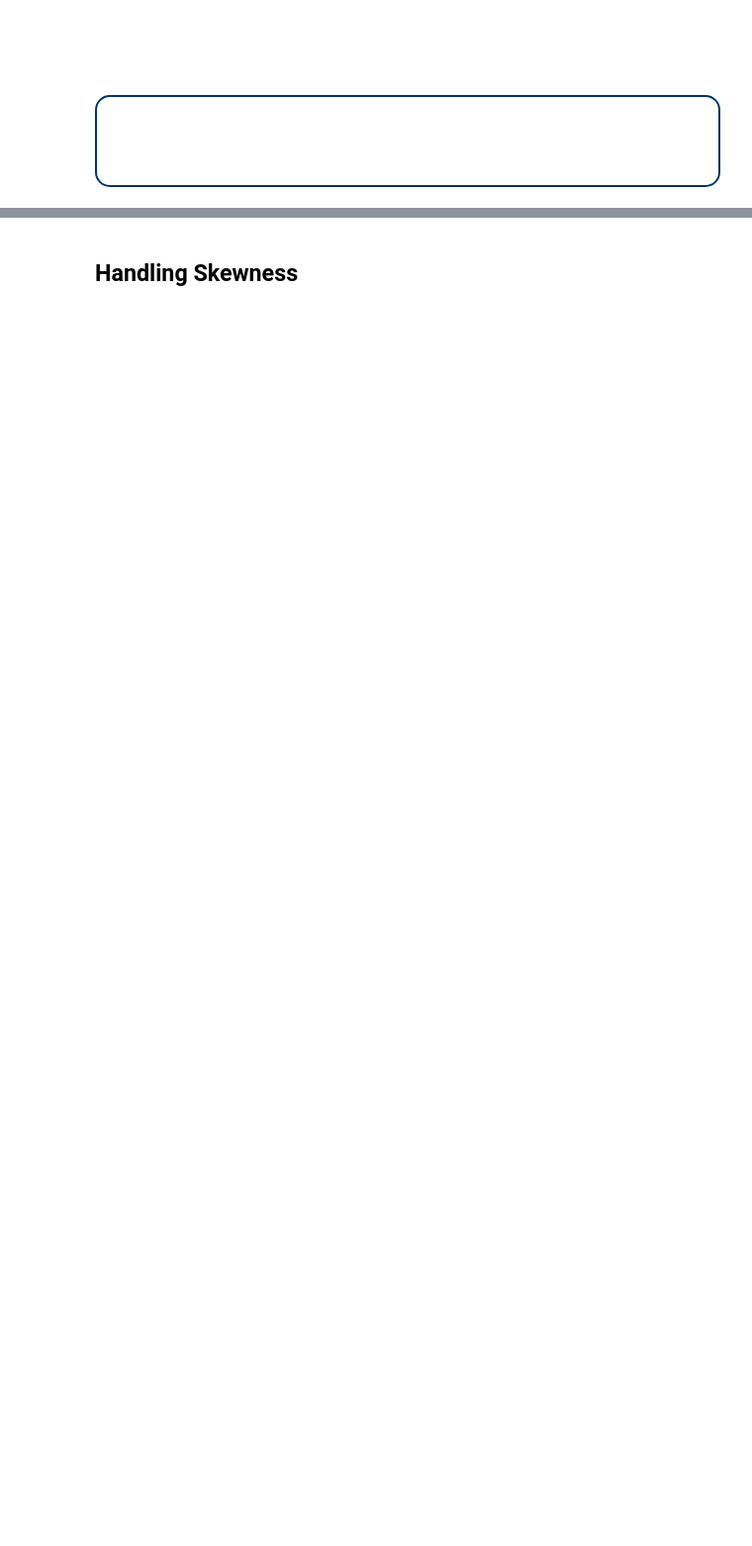
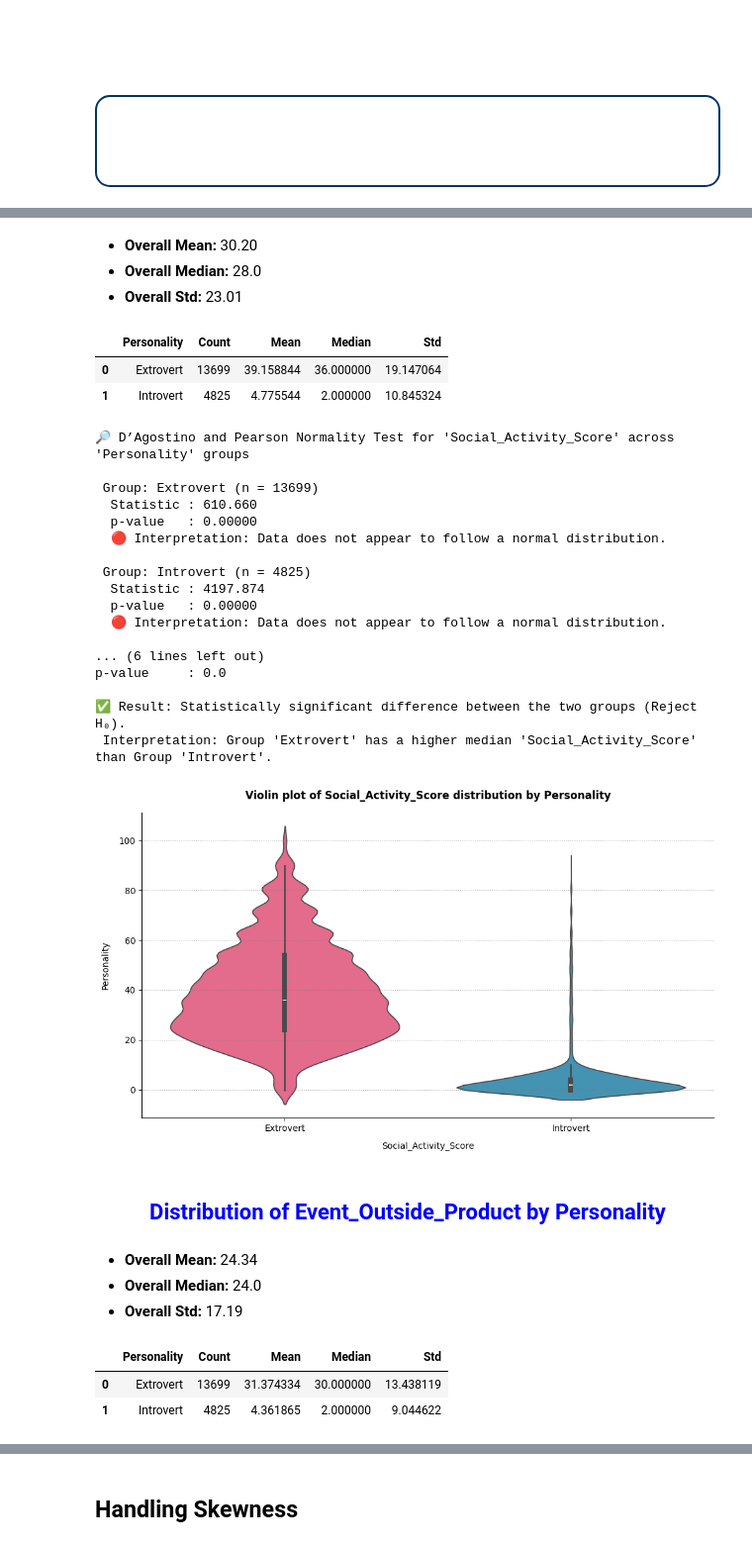
Before and after one commit to daominhthuan42/kaggle-portfolio, a Jupyter notebook: 08_INTROVERTS_AND_EXTROVERTS/introverts-and-extroverts-eda-ml.ipynb, the cells around one changed output, grey strips where cells are left out. Shown at 99% size. Saved outputs shown, nothing was run; the diff lists cells and outputs as text; code cells hidden in the pictures; blank space fills up the shorter version.

```diff
--- a/08_INTROVERTS_AND_EXTROVERTS/introverts-and-extroverts-eda-ml.ipynb
+++ b/08_INTROVERTS_AND_EXTROVERTS/introverts-and-extroverts-eda-ml.ipynb
@@ -2308,0 +2079,5 @@ Much_Alone
+# %%
+y_train = df_train.pop("Personality").map({"Extrovert": 0, "Introvert": 1}).values
+ntrain = df_train.shape[0]
+all_data = pd.concat([df_train, df_test], axis=0).reset_index(drop=True)
+all_data.drop(columns="Personality", inplace=True, errors="ignore")
@@ -2308,0 +2315,6 @@ Much_Alone
+# %%
+list_new_features = ["Social_Activity_Score", "Event_Outside_Product", "Extroversion_Score"]
+for feature in list_new_features:
+    display(HTML(f"<h2 style='text-align:center; font-size:22px; color:blue;'><b>Distribution of {feature} by Personality</b></h2>"))
+    plot_numerical_distribution_by_Personality(feature=feature, df_train=df_train)
+# %% [output]
@@ -2308,0 +2322,31 @@ Much_Alone
+Overall Mean: 30.20
+Overall Median: 28.0
+Overall Std: 23.01
+|  | Personality | Count | Mean | Median | Std |
+| 0 | Extrovert | 13699 | 39.158844 | 36.000000 | 19.147064 |
+| 1 | Introvert | 4825 | 4.775544 | 2.000000 | 10.845324 |
+🔎 D’Agostino and Pearson Normality Test for 'Social_Activity_Score' across 'Personality' groups
+
+ Group: Extrovert (n = 13699)
+  Statistic : 610.660
+  p-value   : 0.00000
+  🔴 Interpretation: Data does not appear to follow a normal distribution.
+
+ Group: Introvert (n = 4825)
+  Statistic : 4197.874
+  p-value   : 0.00000
+  🔴 Interpretation: Data does not appear to follow a normal distribution.
+
+... (6 lines left out)
+p-value     : 0.0
+
+✅ Result: Statistically significant difference between the two groups (Reject H₀).
+ Interpretation: Group 'Extrovert' has a higher median 'Social_Activity_Score' than Group 'Introvert'.
+[figure, added]
+Distribution of Event_Outside_Product by Personality
+Overall Mean: 24.34
+Overall Median: 24.0
+Overall Std: 17.19
+|  | Personality | Count | Mean | Median | Std |
+| 0 | Extrovert | 13699 | 31.374334 | 30.000000 | 13.438119 |
+| 1 | Introvert | 4825 | 4.361865 | 2.000000 | 9.044622 |
```
Also changed, not shown: parts of 125 cells of this notebook, 9 other files.
